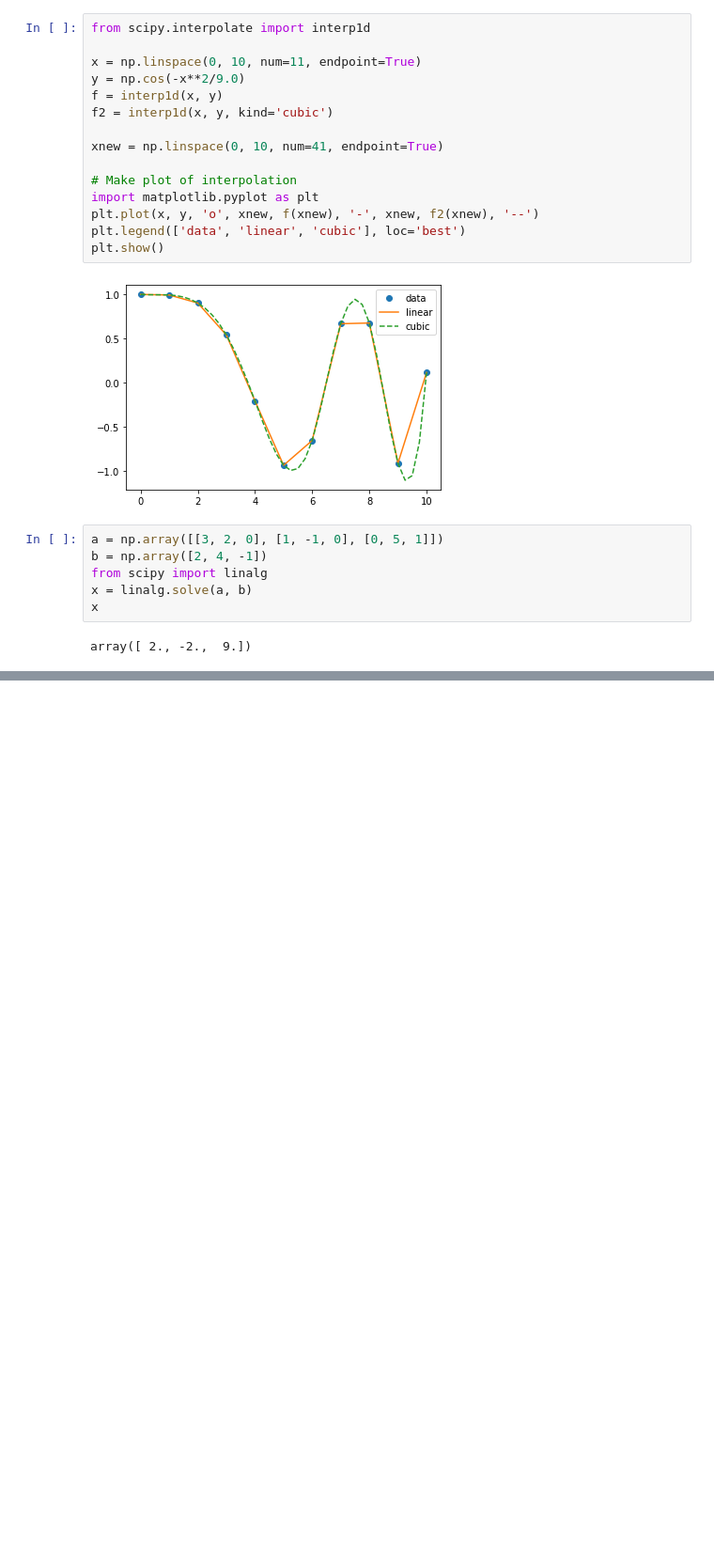
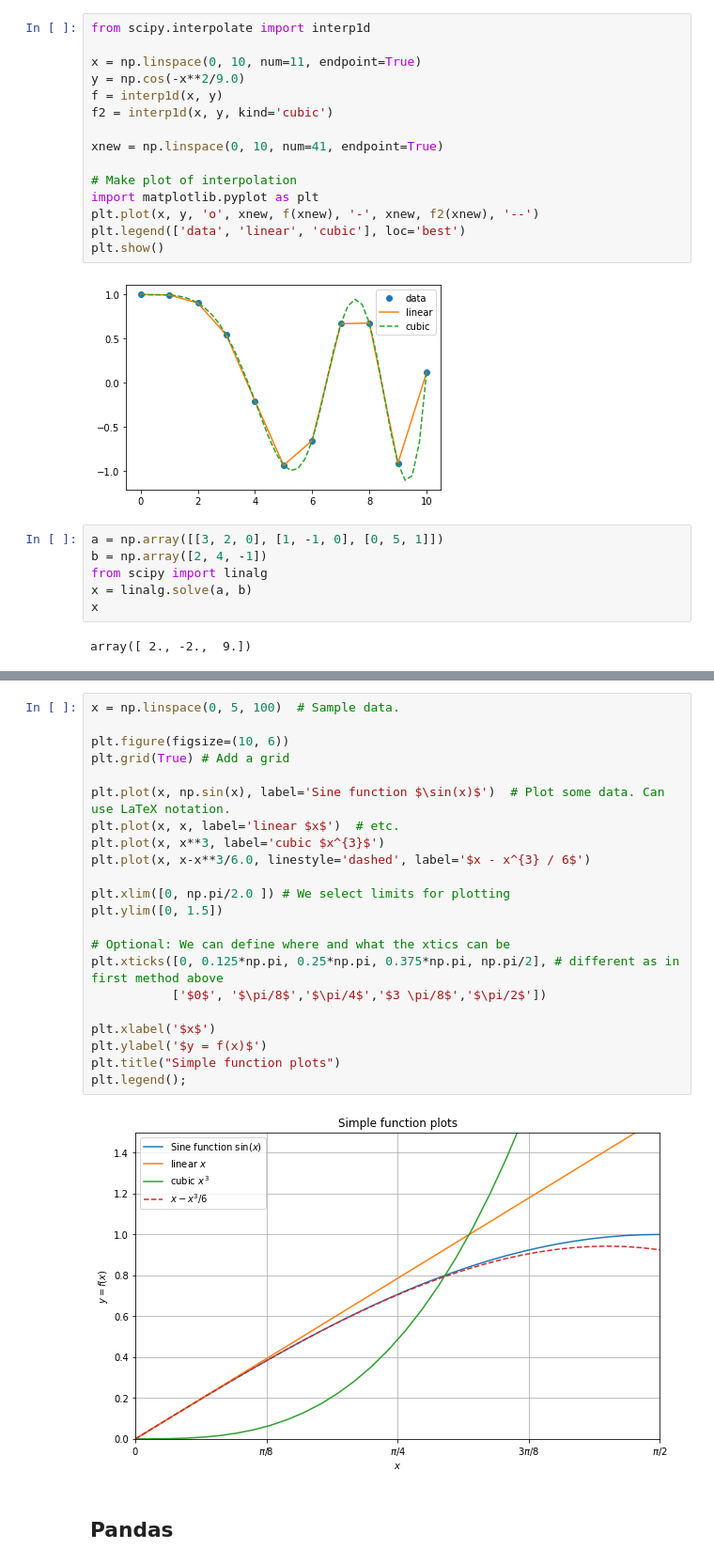
Before and after one commit to dj-mo/resbaz, a Jupyter notebook: IntroPython.ipynb, the cells around one changed output, grey strips where cells are left out. Shown: that part at 94% size. Drawn from its saved outputs; the diff is of its cells as text; blank space fills up the shorter version.

```diff
--- a/IntroPython.ipynb
+++ b/IntroPython.ipynb
@@ -516,0 +579,26 @@ array([ 2., -2.,  9.])
+# %%
+x = np.linspace(0, 5, 100)  # Sample data.
+
+plt.figure(figsize=(10, 6))
+plt.grid(True) # Add a grid
+
+plt.plot(x, np.sin(x), label='Sine function $\sin(x)$')  # Plot some data. Can use LaTeX notation.
+plt.plot(x, x, label='linear $x$')  # etc.
+plt.plot(x, x**3, label='cubic $x^{3}$')
+plt.plot(x, x-x**3/6.0, linestyle='dashed', label='$x - x^{3} / 6$')
+
+plt.xlim([0, np.pi/2.0 ]) # We select limits for plotting
+plt.ylim([0, 1.5])
+
+# Optional: We can define where and what the xtics can be
+plt.xticks([0, 0.125*np.pi, 0.25*np.pi, 0.375*np.pi, np.pi/2], # different as in first method above
+           ['$0$', '$\pi/8$','$\pi/4$','$3 \pi/8$','$\pi/2$'])
+
+plt.xlabel('$x$')
+plt.ylabel('$y = f(x)$')
+plt.title("Simple function plots")
+plt.legend();
+# %% [output]
+[figure, added]
+# %% [markdown]
+## Pandas
```
Also changed, not shown: parts of 32 cells of this notebook.
